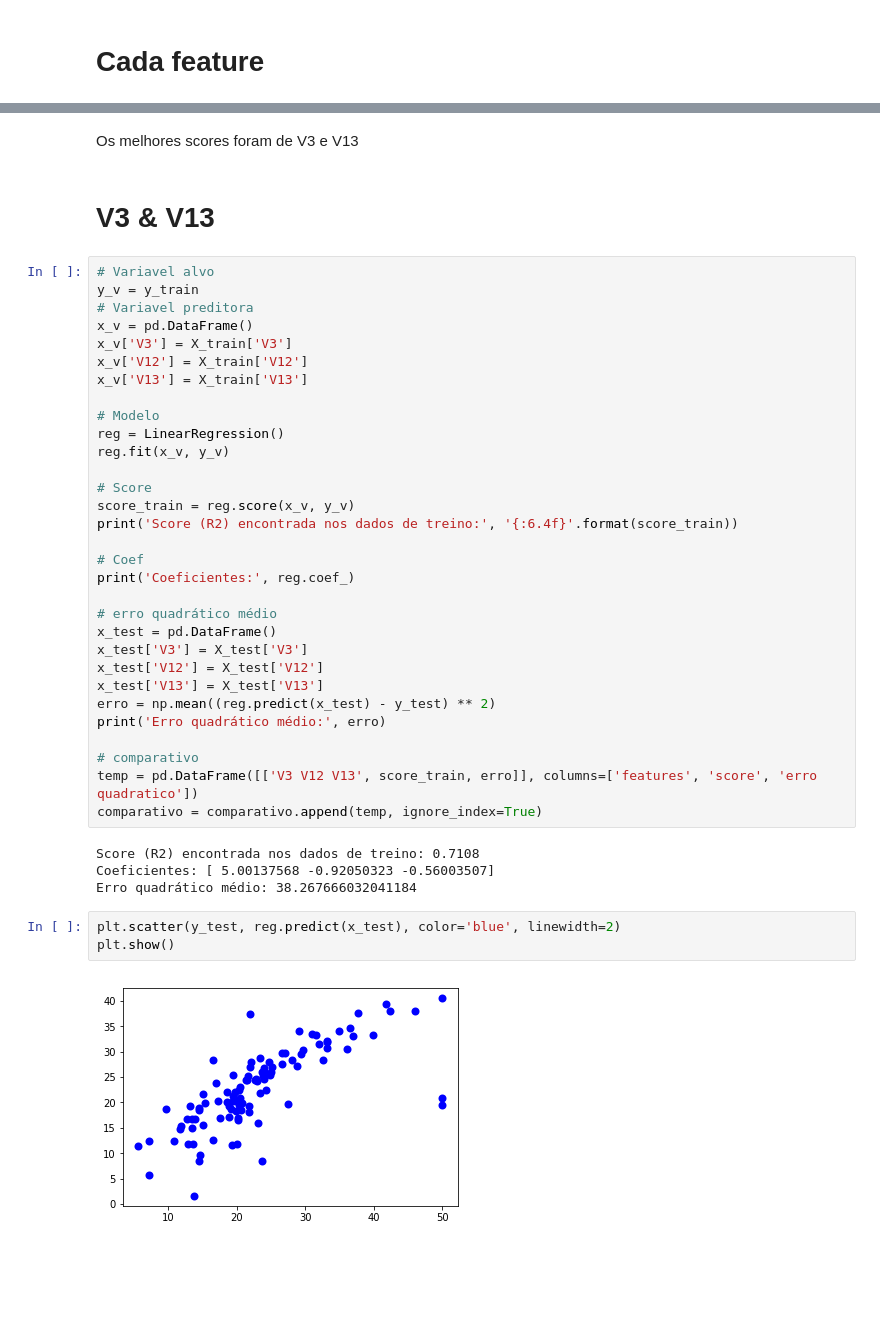
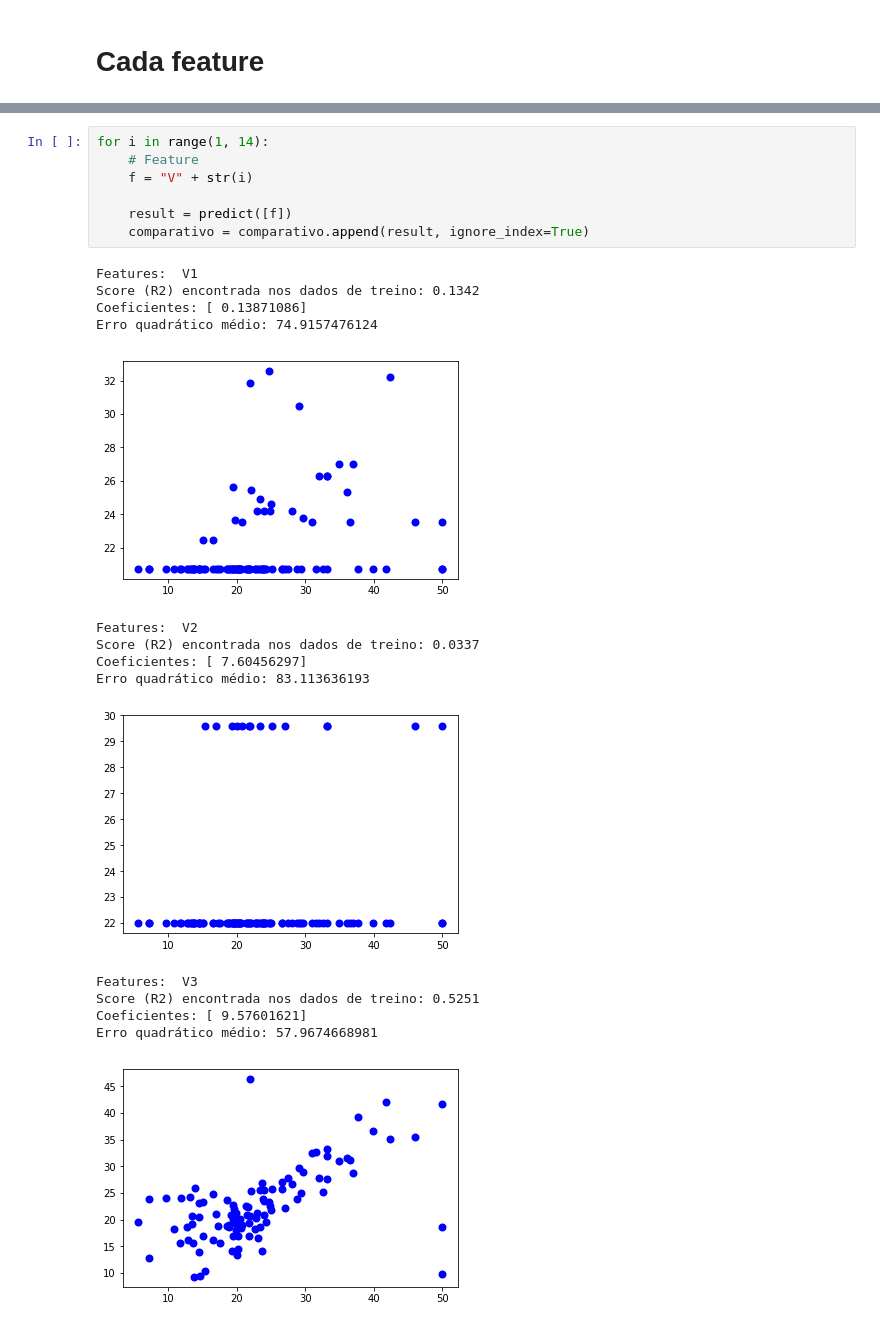
Before and after one commit to GiuDuncan/dataScienceP2, a Jupyter notebook: T2-1.ipynb, the cells around one changed output, grey strips where cells are left out. Cells and saved outputs as stored; diff of their text form; blank space fills up the shorter version.

```diff
--- a/T2-1.ipynb
+++ b/T2-1.ipynb
@@ -231,44 +241,23 @@ comparativo
-# %% [markdown]
-Os melhores scores foram de V3 e V13
-# %% [markdown]
-# V3 & V13
-# %%
-# Variavel alvo
-y_v = y_train
-# Variavel preditora
-x_v = pd.DataFrame()
-x_v['V3'] = X_train['V3']
-x_v['V12'] = X_train['V12']
-x_v['V13'] = X_train['V13']
-
-# Modelo
-reg = LinearRegression()
-reg.fit(x_v, y_v)
-
-# Score
-score_train = reg.score(x_v, y_v)
-print('Score (R2) encontrada nos dados de treino:', '{:6.4f}'.format(score_train))
-
-# Coef
-print('Coeficientes:', reg.coef_)
-
-# erro quadrático médio
-x_test = pd.DataFrame()
-x_test['V3'] = X_test['V3']
-x_test['V12'] = X_test['V12']
-x_test['V13'] = X_test['V13']
-erro = np.mean((reg.predict(x_test) - y_test) ** 2)
-print('Erro quadrático médio:', erro)
-
-# comparativo
-temp = pd.DataFrame([['V3 V12 V13', score_train, erro]], columns=['features', 'score', 'erro quadratico'])
-comparativo = comparativo.append(temp, ignore_index=True)
-# %% [output]
-Score (R2) encontrada nos dados de treino: 0.7108
-Coeficientes: [ 5.00137568 -0.92050323 -0.56003507]
-Erro quadrático médio: 38.267666032041184
-# %%
-plt.scatter(y_test, reg.predict(x_test), color='blue', linewidth=2)
-plt.show()
-# %% [output]
-[figure, removed]
+# %%
+for i in range(1, 14):
+    # Feature
+    f = "V" + str(i)
+
+    result = predict([f])
+    comparativo = comparativo.append(result, ignore_index=True)
+# %% [output]
+Features:  V1
+Score (R2) encontrada nos dados de treino: 0.1342
+Coeficientes: [ 0.13871086]
+Erro quadrático médio: 74.9157476124
+[figure, added]
+Features:  V2
+Score (R2) encontrada nos dados de treino: 0.0337
+Coeficientes: [ 7.60456297]
+Erro quadrático médio: 83.113636193
+[figure, added]
+Features:  V3
+Score (R2) encontrada nos dados de treino: 0.5251
+Coeficientes: [ 9.57601621]
+Erro quadrático médio: 57.9674668981
+[figure, added]
```
Also changed, not shown: parts of 19 cells of this notebook.
